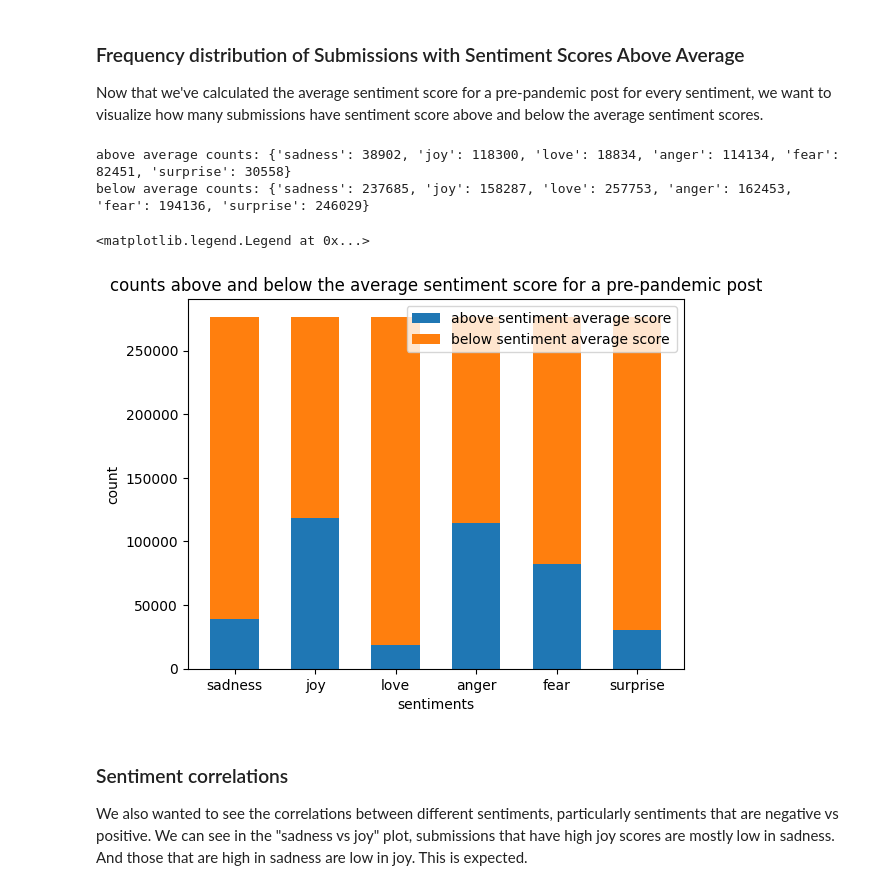
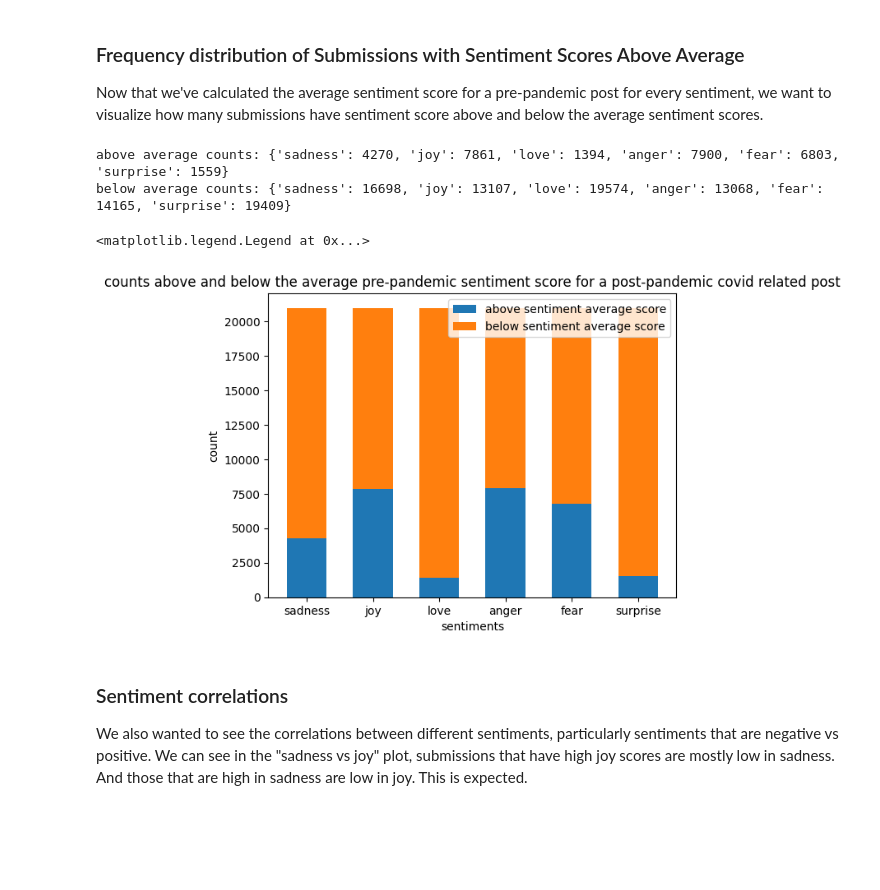
Before and after one commit to avaove/d25-project, a Jupyter notebook: d25-proj.ipynb, the cells around one changed output. Drawn from its saved outputs; the diff is of its cells as text; code cells hidden in the pictures; blank space fills up the shorter version.

```diff
--- a/d25-proj.ipynb
+++ b/d25-proj.ipynb
@@ -232,13 +232,12 @@ sentiment scores.
 # %%
 # store counts of submissions that have below and above the average sentiment scores
 above_avg, below_avg = {}, {}
-submissions_subset = submissions_sentiments_pre
 
 for e in emotions:
     avg_emotion_score = emotion_to_avg_score[e]
 
-    above_count = submissions_subset[e][submissions_subset[e] > avg_emotion_score].count()
-    below_count = submissions_subset[e][submissions_subset[e] < avg_emotion_score].count()
+    above_count = submissions_covid_sentiments[e][submissions_covid_sentiments[e] > avg_emotion_score].count()
+    below_count = submissions_covid_sentiments[e][submissions_covid_sentiments[e] < avg_emotion_score].count()
 
     above_avg[e] = above_count
     below_avg[e] = below_count
@@ -246,19 +245,19 @@ for e in emotions:
 print('above average counts:', above_avg)
 print('below average counts:', below_avg)
 # %% [output]
-above average counts: {'sadness': 38902, 'joy': 118300, 'love': 18834, 'anger': 114134, 'fear': 82451, 'surprise': 30558}
-below average counts: {'sadness': 237685, 'joy': 158287, 'love': 257753, 'anger': 162453, 'fear': 194136, 'surprise': 246029}
+above average counts: {'sadness': 4270, 'joy': 7861, 'love': 1394, 'anger': 7900, 'fear': 6803, 'surprise': 1559}
+below average counts: {'sadness': 16698, 'joy': 13107, 'love': 19574, 'anger': 13068, 'fear': 14165, 'surprise': 19409}
 # %%
 plt.bar(above_avg.keys(), above_avg.values(), label='above sentiment average score', width=.6)
 plt.bar(below_avg.keys(), below_avg.values(), bottom=list(above_avg.values()), label='below sentiment average score', width=.6)
 
 plt.xlabel('sentiments')
 plt.ylabel('count')
-plt.title('counts above and below the average sentiment score for a pre-pandemic post')
+plt.title('counts above and below the average pre-pandemic sentiment score for a post-pandemic covid related post')
 plt.legend()
 # %% [output]
 <matplotlib.legend.Legend at 0x...>
-[figure, old version]
+[figure, new version]
 # %% [markdown]
 ### Sentiment correlations
 We also wanted to see the correlations between different sentiments, particularly sentiments that are negative vs positive. We can see in the "sadness vs joy" plot, submissions that have high joy scores are mostly low in sadness. And those that are high in sadness are low in joy. This is expected.
```
Also changed, not shown: parts of 1 cell of this notebook.
